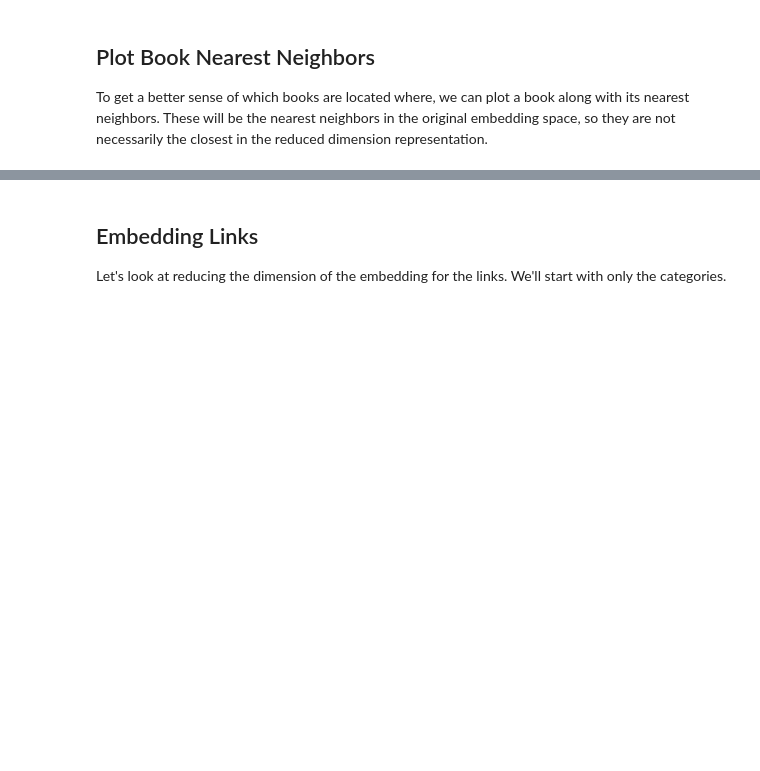
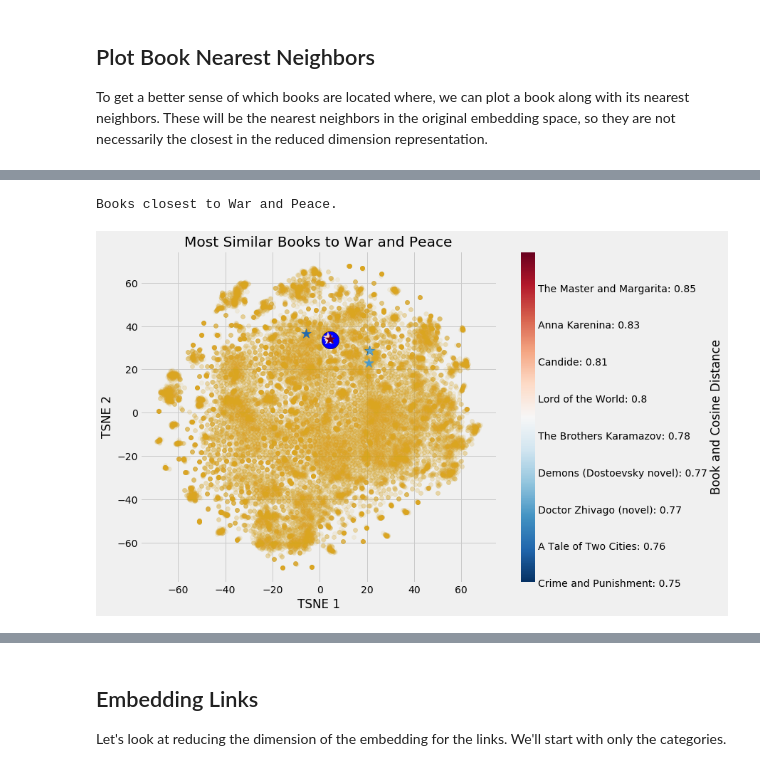
Before and after one commit to WillKoehrsen/wikipedia-data-science, a Jupyter notebook: notebooks/Book Recommendation System.ipynb, the cells around one changed output, grey strips where cells are left out. Saved outputs shown, nothing was run; the diff lists cells and outputs as text; code cells hidden in the pictures; blank space fills up the shorter version.

```diff
--- a/notebooks/Book Recommendation System.ipynb
+++ b/notebooks/Book Recommendation System.ipynb
@@ -1041,7 +1077,7 @@ def plot_closest(item, weights, index_name, n, plot_data):
     if index_name == 'book':
         index = book_index
         rindex = index_book
-    elif index_name == 'link':
+    elif index_name == 'page':
         index = link_index
         rindex = index_link
 
@@ -1058,17 +1094,20 @@ def plot_closest(item, weights, index_name, n, plot_data):
     plt.scatter(plot_data[closest[-1], 0], plot_data[closest[-1], 1], s = 600, edgecolor = 'k', color = 'b')
 
     # Plot the closest items
-    plt.scatter(plot_data[closest, 0], plot_data[closest, 1],
-                c = dist, cmap = plt.cm.copper, s = 200, alpha = 1, marker = '*')
+    p = plt.scatter(plot_data[closest[:-1], 0], plot_data[closest[:-1], 1],
+                c = dist[:-1], cmap = plt.cm.RdBu_r, s = 200, alpha = 1, marker = '*')
 
     # Colorbar management
     cbar = plt.colorbar()
     cbar.set_label(f'{index_name.capitalize()} and Cosine Distance')
-    cbar.set_ticks(np.linspace(dist.min(), dist.max(), 10))
-    cbar.set_ticklabels([f'{rindex[idx]}: {distance:.2}' for idx, distance in zip(closest, dist)])
+    cbar.set_ticks(np.linspace(dist.min(), dist[:-1].max(), 10))
+    cbar.set_ticklabels([f'{rindex[idx]}: {distance:.2}' for idx, distance in zip(closest[:-1], dist[:-1])])
 
     # Labeling
-    plt.xlabel('UMAP 1'); plt.ylabel('UMAP 2'); plt.title(f'Most Similar {index_name.capitalize()}s to {item}')
+    plt.xlabel('TSNE 1'); plt.ylabel('TSNE 2'); plt.title(f'Most Similar {index_name.capitalize()}s to {item.split(":")[-1]}')
 # %%
-plot_closest('War and Peace', book_weights_acc, 'book', 10, book_ru)
+plot_closest('War and Peace', book_weights_class, 'book', 10, book_r)
+# %% [output]
+Books closest to War and Peace.
+[figure, added]
 # %%
```
Also changed, not shown: parts of 20 cells of this notebook.
